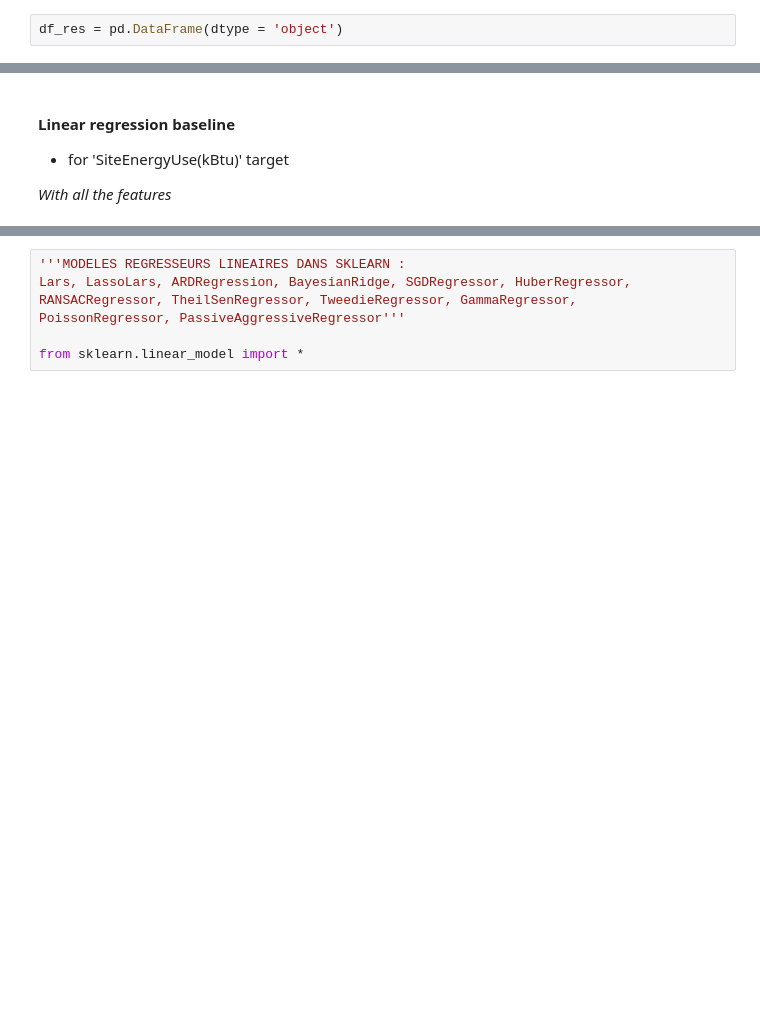
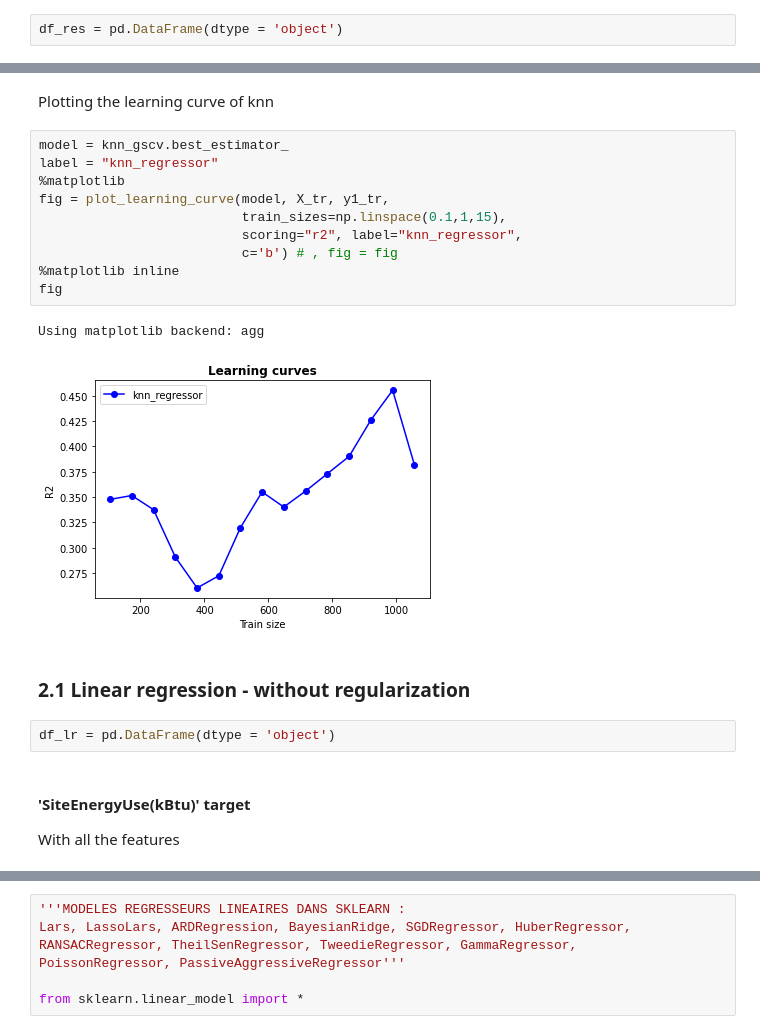
Before and after one commit to SmellyArmure/OC_DS_Project4, a Jupyter notebook: NOTEBOOKS/P4_Modelling.ipynb, the cells around one changed output, grey strips where cells are left out. Drawn from its saved outputs; the diff is of its cells as text; blank space fills up the shorter version.

```diff
--- a/NOTEBOOKS/P4_Modelling.ipynb
+++ b/NOTEBOOKS/P4_Modelling.ipynb
@@ -376,6 +417,23 @@ Columns missing in prop_Q_cols_sel and prop_C_cols_sel:
+# %% [markdown]
+Plotting the learning curve of knn
+# %%
+model = knn_gscv.best_estimator_
+label = "knn_regressor"
+%matplotlib
+fig = plot_learning_curve(model, X_tr, y1_tr,
+                          train_sizes=np.linspace(0.1,1,15),
+                          scoring="r2", label="knn_regressor",
+                          c='b') # , fig = fig
+%matplotlib inline
+fig
+# %% [output]
+Using matplotlib backend: agg
+[figure, added]
+# %% [markdown]
+### 2.1 Linear regression - without regularization
+# %%
+df_lr = pd.DataFrame(dtype = 'object')
 # %% [markdown]
-#### Linear regression baseline
+#### 'SiteEnergyUse(kBtu)' target
 
-* for 'SiteEnergyUse(kBtu)' target
-
-_With all the features_
+With all the features
```
Also changed, not shown: parts of 34 cells of this notebook, 4 other files.
